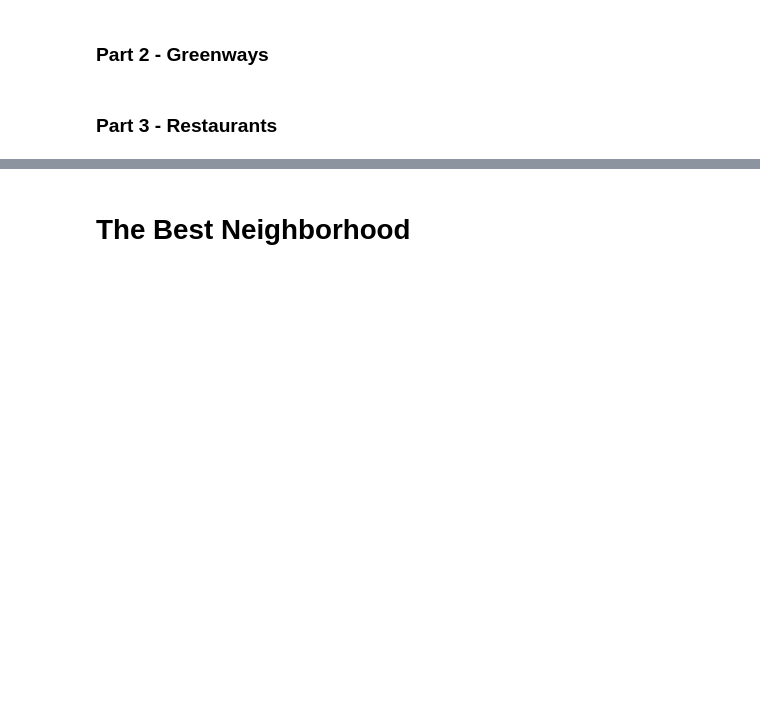
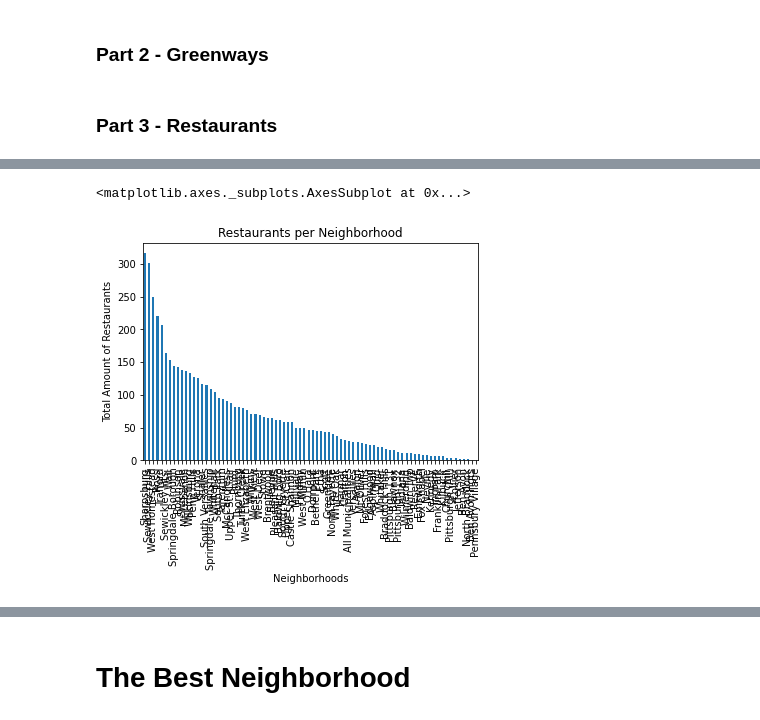
Before and after one commit to yimijj/CMPINF0010-Final-Project, a Jupyter notebook: FinalReport-Notebook.ipynb, the cells around one changed output, grey strips where cells are left out. Saved outputs shown, nothing was run; the diff lists cells and outputs as text; code cells hidden in the pictures; blank space fills up the shorter version.

```diff
--- a/FinalReport-Notebook.ipynb
+++ b/FinalReport-Notebook.ipynb
@@ -179,0 +199,13 @@ Although the some of the neighborhoods in the overall top 10 changed. For exampl
+# %%
+dataRestaurants['municipal'] = dataRestaurants['municipal'].replace(['Pittsburgh-100', 'Pittsburgh-101', 'Pittsburgh-102', 'Pittsburgh-103', 'Pittsburgh-104', 'Pittsburgh-105', 'Pittsburgh-106'], ['Sewickley', 'Sewickley Hts.', 'Sewickley Hills', 'Shaler', 'Sharpsburg', 'South Fayette', 'South Park'])
+dataRestaurants['municipal'] = dataRestaurants['municipal'].replace(['Pittsburgh-107', 'Pittsburgh-108', 'Pittsburgh-109', 'Pittsburgh-110', 'Pittsburgh-111', 'Pittsburgh-112'], ['South Versailles', 'Springdale Borough', 'Springdale Township', 'Stowe', 'Swissvale', 'Tarentum'])
+dataRestaurants['municipal'] = dataRestaurants['municipal'].replace(['Pittsburgh-113', 'Pittsburgh-114', 'Pittsburgh-115', 'Pittsburgh-116', 'Pittsburgh-117', 'Pittsburgh-118'], ['Thornburg', 'Trafford', 'Turtle Creek', 'Upper St. Clair', 'Verona', 'Versailles'])
+dataRestaurants['municipal'] = dataRestaurants['municipal'].replace(['Pittsburgh-119', 'Pittsburgh-120', 'Pittsburgh-121', 'Pittsburgh-122', 'Pittsburgh-123', 'Pittsburgh-124'], ['Wall', 'West Deer', 'West Elizabeth', 'West Homestead', 'West Mifflin', 'West View'])
+dataRestaurants['municipal'] = dataRestaurants['municipal'].replace(['Pittsburgh-125', 'Pittsburgh-126', 'Pittsburgh-127', 'Pittsburgh-128', 'Pittsburgh-129', 'Pittsburgh-130'], ['Whitaker', 'White Oak', 'Whitehall', 'Wilkins', 'Wilkinsburg', 'Wilmerding'])
+
+#manually changing municipal numbers to their respective names
+# %%
+status = dataRestaurants.loc[dataRestaurants['status']== 1]
+status.head(5)
+
+#grabbing only the restaurants that are still active (1 = active, 7 = inactive)
@@ -179,0 +220,3 @@ Although the some of the neighborhoods in the overall top 10 changed. For exampl
+# %%
+pitt_only = status.loc[dataRestaurants['city']== 'Pittsburgh']
+pitt_only.head(5)
@@ -179,0 +231,5 @@ Although the some of the neighborhoods in the overall top 10 changed. For exampl
+# %%
+active = pitt_only.groupby("municipal").size()
+active.head(10)
+
+#grouping the neighborhoods together to see how many restaurants are in each
@@ -179,0 +249,7 @@ Although the some of the neighborhoods in the overall top 10 changed. For exampl
+# %%
+active.sort_values(ascending = False).plot.bar(title = "Restaurants per Neighborhood", xlabel = 'Neighborhoods', ylabel = 'Total Amount of Restaurants')
+
+#hard to read the neighborhoods
+# %% [output]
+<matplotlib.axes._subplots.AxesSubplot at 0x...>
+[figure, added]
```
Also changed, not shown: parts of 7 cells of this notebook, 1 other file.
